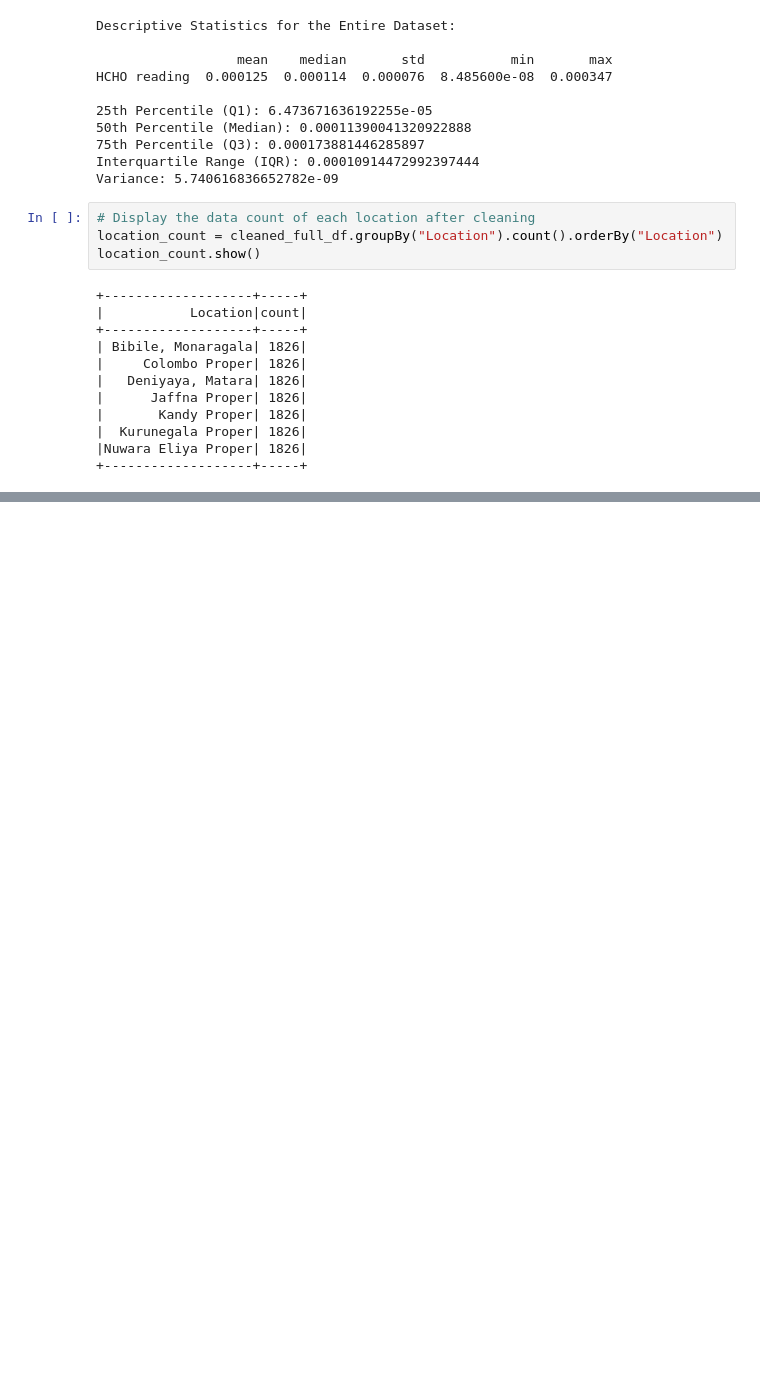
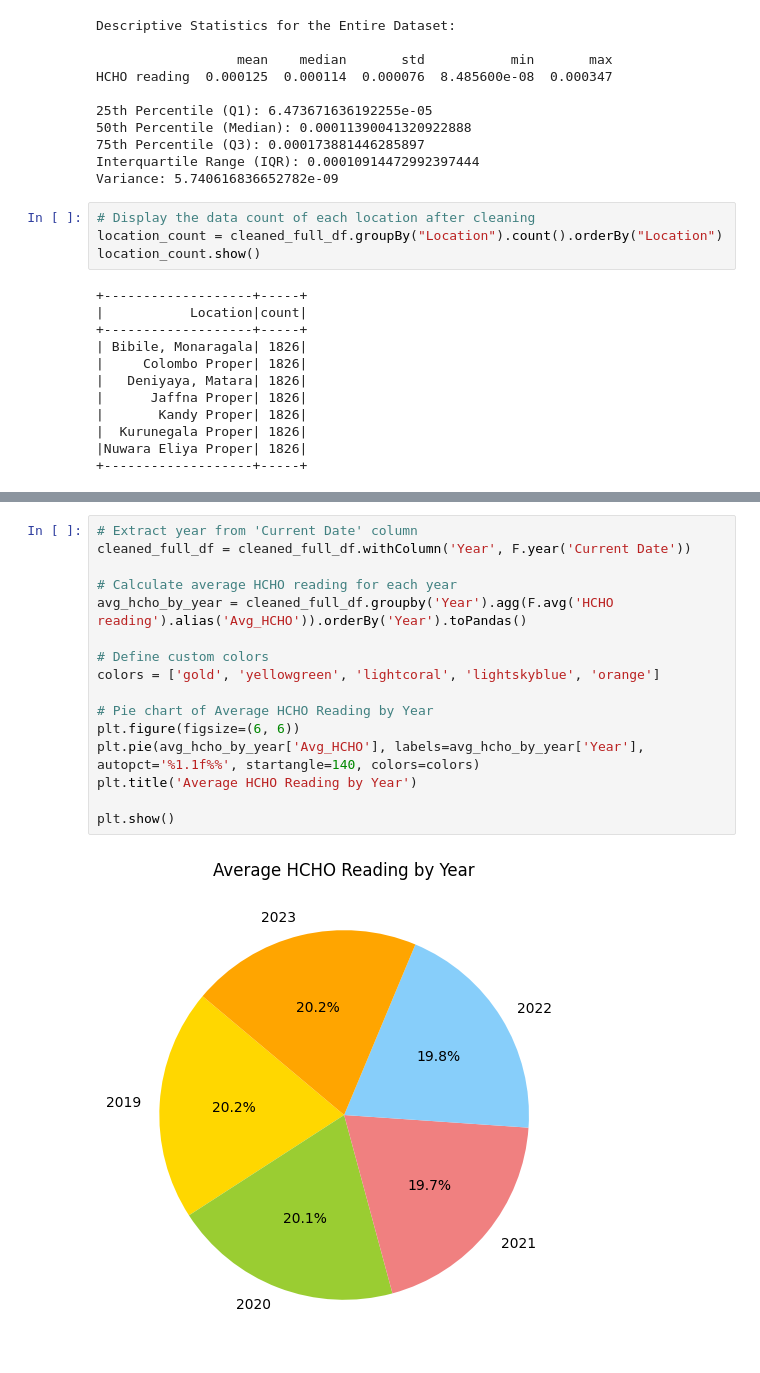
Before and after one commit to PehansiK/Analyzing-HCHO-Gas-in-Sri-Lanka, a Jupyter notebook: DataPreprocessing.ipynb, the cells around one changed output, grey strips where cells are left out. Cells and saved outputs as stored; diff of their text form; blank space fills up the shorter version.

```diff
--- a/DataPreprocessing.ipynb
+++ b/DataPreprocessing.ipynb
@@ -474,0 +512,18 @@ location_count.show()
+# %%
+# Extract year from 'Current Date' column
+cleaned_full_df = cleaned_full_df.withColumn('Year', F.year('Current Date'))
+
+# Calculate average HCHO reading for each year
+avg_hcho_by_year = cleaned_full_df.groupby('Year').agg(F.avg('HCHO reading').alias('Avg_HCHO')).orderBy('Year').toPandas()
+
+# Define custom colors
+colors = ['gold', 'yellowgreen', 'lightcoral', 'lightskyblue', 'orange']
+
+# Pie chart of Average HCHO Reading by Year
+plt.figure(figsize=(6, 6))
+plt.pie(avg_hcho_by_year['Avg_HCHO'], labels=avg_hcho_by_year['Year'], autopct='%1.1f%%', startangle=140, colors=colors)
+plt.title('Average HCHO Reading by Year')
+
+plt.show()
+# %% [output]
+[figure, added]
```
Also changed, not shown: parts of 4 cells of this notebook.
